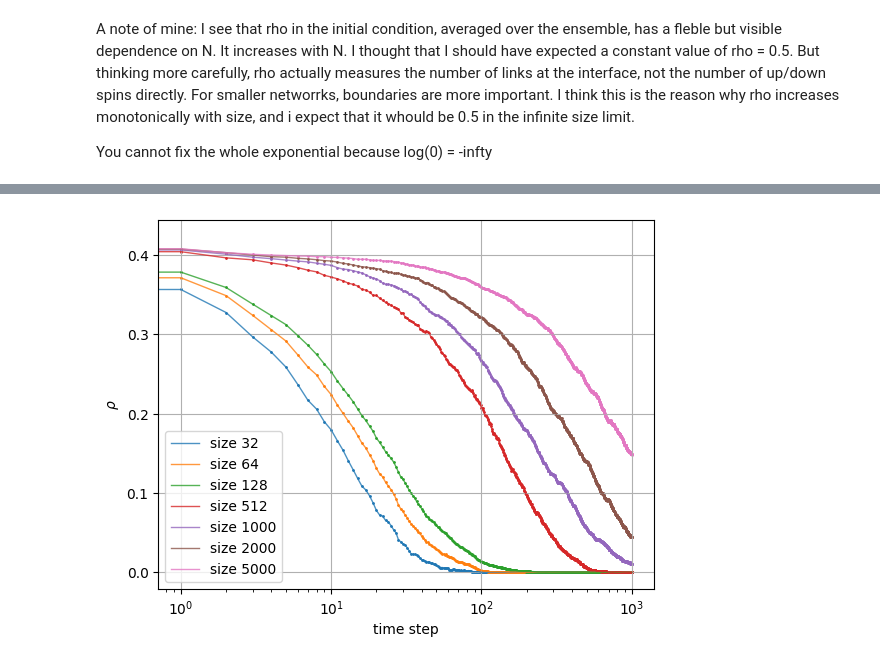
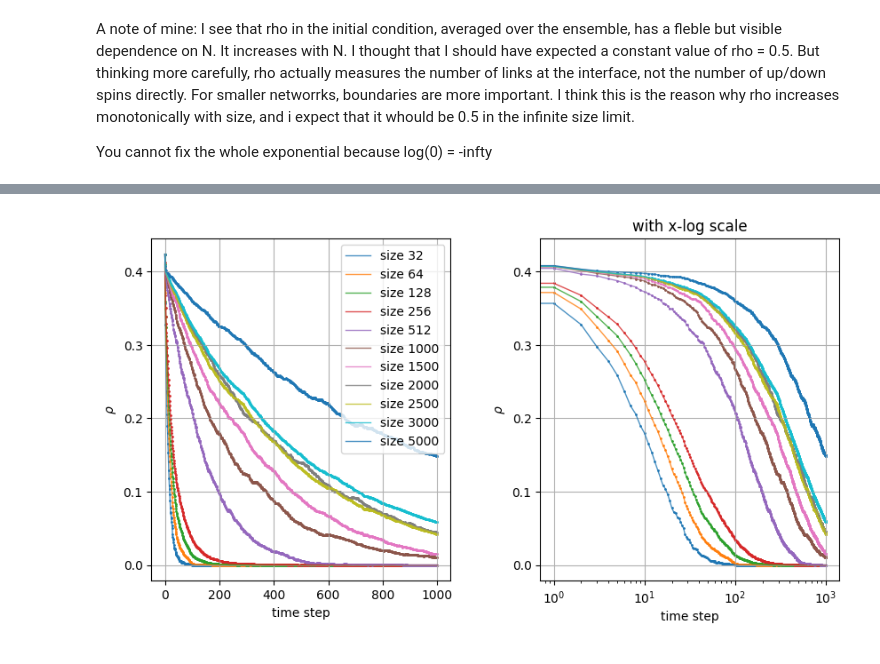
Before and after one commit to miriamzara/ComplexNet_project, a Jupyter notebook: project_28/code/voter.ipynb, the cells around one changed output, grey strips where cells are left out. Saved outputs shown, nothing was run; the diff lists cells and outputs as text; code cells hidden in the pictures.

```diff
--- a/project_28/code/voter.ipynb
+++ b/project_28/code/voter.ipynb
@@ -89,10 +79,9 @@ def voter_graph_plot(graph, states, axis):
 Text(0, 0.5, 'Node Degree')
 [figure]
 # %%
-number_of_steps = 1000
-num_nodes = 1000
+number_of_steps = 200
+num_nodes = 100
 mean_degree = 8
-graph = ba_graph(num_nodes, mean_degree)
 n_realizations = 10
 
 fig, ax = plt.subplots(figsize = (10, 5))
@@ -100,6 +89,7 @@ fig, ax = plt.subplots(figsize = (10, 5))
 for n in range(n_realizations):
     data = []
     state = initial_state(num_nodes)
+    graph = ba_graph(num_nodes, mean_degree)
     data.append({'step': 0, 'rho': rho(graph, state)})
     for t in range(number_of_steps):
         state = evolution_step(graph, state)
@@ -111,5 +101,7 @@ for n in range(n_realizations):
 ax.grid()
 ax.set_ylabel(r"$\rho$", fontsize = 14)
 ax.set_xlabel("time step", fontsize = 14)
-ax.set_title(f"Evolution repeated {n_realizations} times on the same graph")
+ax.set_xlim(0,200)
+#ax.set_title(f"Evolution repeated {n_realizations} times on the same graph")
+plt.savefig("figures/example_evolution.pdf")
 # %% [output]
@@ -158,15 +149,16 @@ time_steps = 1000
 df = pd.DataFrame({'time': [t for t in range(time_steps)]})
 rho_data = {}
 
-small_sizes = [np.power(2, i) for i in np.arange(9, 10)]
-for size in small_sizes:
+new_sizes = [1500, 2500, 3000,
+             4000]
+for size in new_sizes:
     for n in range(n_realizations):
         graph = ba_graph(num_nodes= size, mean_degree=mean_degree)
         state = initial_state(num_nodes= size)
-        rho_list = []
+        rho_list = np.zeros(time_steps)
         for t in range(time_steps):
             state = evolution_step(graph, state)
-            rho_list.append(rho(graph, state))
+            rho_list[t] = rho(graph, state)
         rho_data[f'instance_{n+1}'] = rho_list
         print(f"size {size}, realization n {n}")
     rho_df = pd.DataFrame(rho_data) # adding columns all at once avoids fragmentation issue and improves performance
@@ -232,37 +193,47 @@ ax2.grid()
 # %%
-sizes = [32, 64, 128, 512, 1000, 2000, 5000]
-endings = [50, 75, 150, 400, 1000, 1000, 1000]
+sizes = [32, 64, 128, 256, 512, 1000, 1500, 2000, 2500, 3000, 5000]
+endings = [50, 75, 100, 150, 400, 1000, 1000, 1000, 1000, 1000, 1000]
 data = []
 
-fig, ax = plt.subplots()
+fig, (ax1, ax2) = plt.subplots(1, 2, figsize = (10, 5))
+plt.subplots_adjust(wspace = 0.3)
 
 for i, s in enumerate(sizes):
     df = pd.read_csv(f"csv_outputs/size_{s}_n_{500}.csv")
-    ax.plot(df['time'], df['mean'], linewidth = 1, label = f"size {s}", alpha = 0.8)
-    ax.scatter(df['time'], df['mean'], linewidth = 1, s = 1)
+    ax1.plot(df['time'], df['mean'], linewidth = 1, label = f"size {s}", alpha = 0.8)
+    ax1.scatter(df['time'], df['mean'], linewidth = 1, s = 1)
+
+    ax2.plot(df['time'], df['mean'], linewidth = 1, alpha = 0.8)
+    ax2.scatter(df['time'], df['mean'], linewidth = 1, s = 1)
     ## exponential fit ##
     x = df['time'].iloc[10:endings[i]].values.reshape(-1, 1)
     y = np.log(df['mean'].iloc[10:endings[i]].values)
     X = sm.add_constant(x)  # this means i also want the intercept
     model = sm.OLS(y, X).fit()
     params = model.params  # a + b * x
     standard_errors = model.bse
     eta = np.exp(params[0])
     sigma_eta = eta * standard_errors[0]
     tau =  - 1 / params[1]
     sigma_tau = np.square(tau) * standard_errors[1]
     data.append({'size': s, 'tau': tau, 'sigma_tau': sigma_tau, 'eta': eta, 'sigma_eta': sigma_eta})
 
 df = pd.DataFrame(data)
 
 
 df.to_csv("csv_outputs/BA_node_update_rule_results.csv")
 
-ax.set_xlabel('time step')
-ax.set_xscale('log')
-ax.set_ylabel(r'$\rho$')
-ax.legend()
-ax.grid()
+ax1.set_xlabel('time step')
+ax1.set_ylabel(r'$\rho$')
+
+ax2.set_xlabel('time step')
+ax2.set_ylabel(r'$\rho$')
+
+ax2.set_xscale('log')
+ax2.set_title("with x-log scale")
+ax1.legend()
+ax1.grid()
+ax2.grid()
 plt.savefig("figures/BA_node_update_rule_results_logscale.pdf")
 # %% [output]
-[figure, old version]
+[figure, new version]
```
Also changed, not shown: parts of 8 cells of this notebook, 29 other files.
